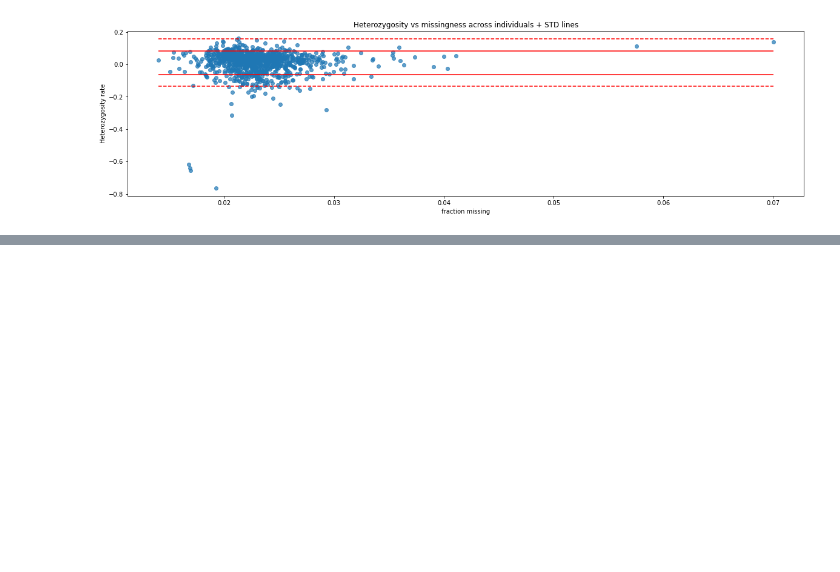
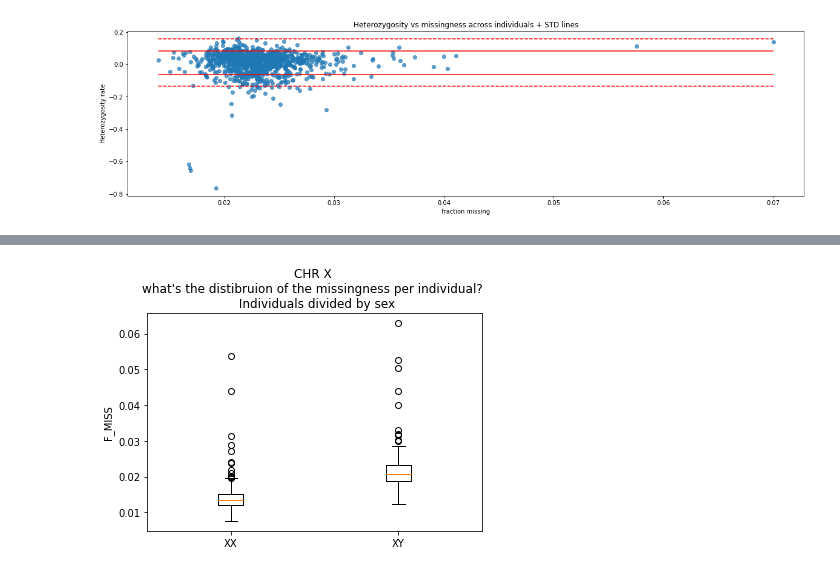
Before and after one commit to acostauribe/QC_TANGL-hg38, a Jupyter notebook: preQC_general_analysis.ipynb, the cells around one changed output, grey strips where cells are left out. Cells and saved outputs as stored; diff of their text form; code cells hidden in the pictures; blank space fills up the shorter version.

Commit message:
added missingness per individual per sex chr

```diff
--- a/preQC_general_analysis.ipynb
+++ b/preQC_general_analysis.ipynb
@@ -681,0 +731,26 @@ plt.show()
+# %%
+# Check the missingness per individual for each chromosome. Divide the induviduals based on gender.
+xx_missingness, xy_missingness = [], []
+
+with open(indiv_miss_file_chrX_path, 'r') as f:
+    f.readline()   # Skip header
+    for line in f:
+        sample, f_miss = line.split()[0], float(line.split()[-1])
+        if sample == 'HALB3015251':    # outlier
+            continue
+        if sample in xx_samples:
+            xx_missingness.append(f_miss)
+        elif sample in xy_samples:
+            xy_missingness.append(f_miss)
+        else:
+            print('something went wrong')
+
+# Make figures
+fig, ax = plt.subplots()
+ax.boxplot([xx_missingness, xy_missingness])
+ax.set_xticklabels(['XX', 'XY'])
+plt.title('CHR X \nwhat\'s the distibruion of the missingness per individual? \n Individuals divided by sex')
+plt.ylabel('F_MISS')
+plt.show()
+# %% [output]
+[figure, added]
```
Also changed, not shown: parts of 4 cells of this notebook.
